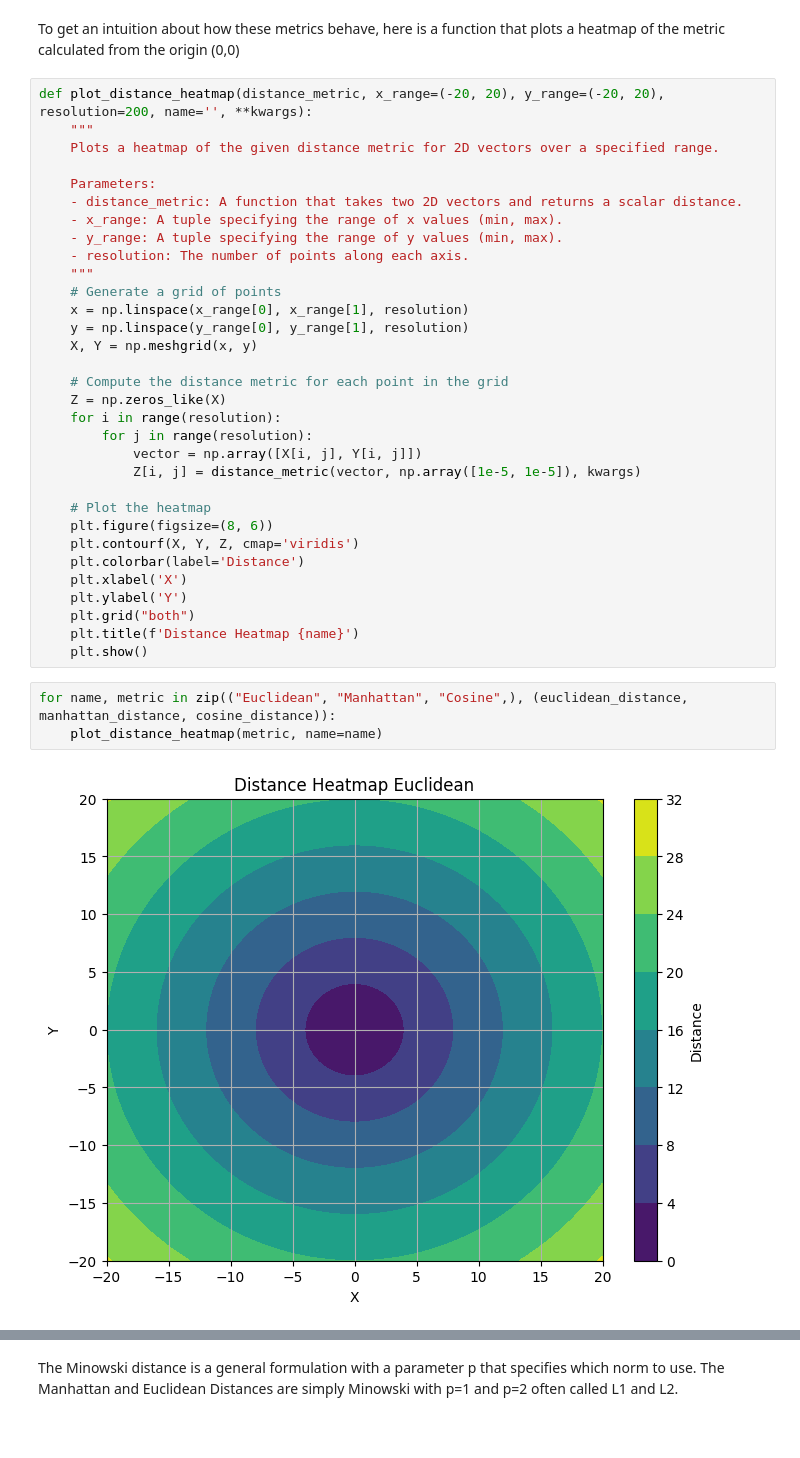
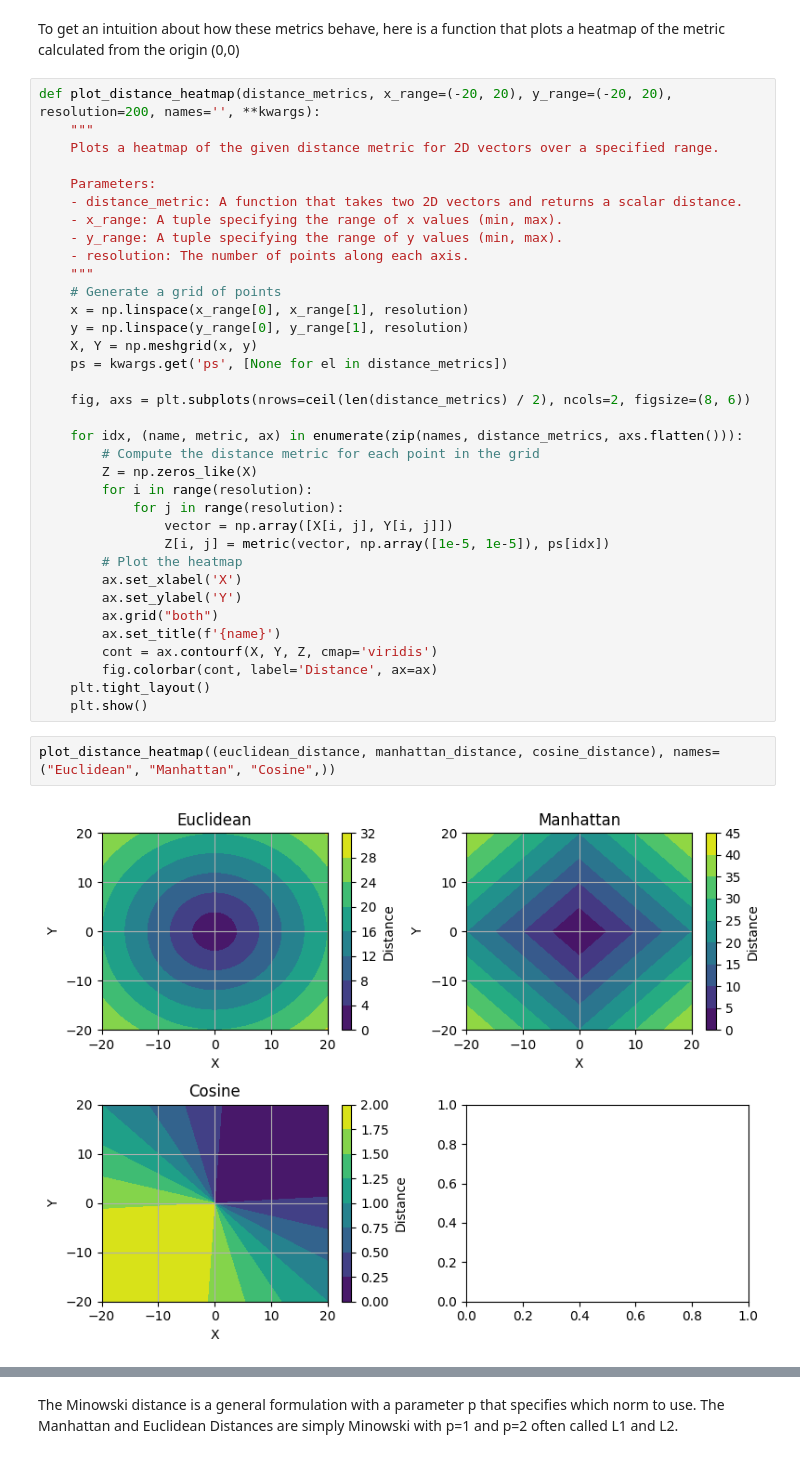
Before and after one commit to robinbraagaard/Signals-and-Data-Autumn-2024-student, a Jupyter notebook: week_1/distance_metrics.ipynb, the cells around one changed output, grey strips where cells are left out. Drawn from its saved outputs; the diff is of its cells as text; blank space fills up the shorter version.

Commit message:
Distance metrics looking nicer

```diff
--- a/week_1/distance_metrics.ipynb
+++ b/week_1/distance_metrics.ipynb
@@ -27,7 +28,7 @@ def cosine_distance(vec1, vec2, *args):
 # %% [markdown]
 To get an intuition about how these metrics behave, here is a function that plots a heatmap of the metric calculated from the origin (0,0)
 # %%
-def plot_distance_heatmap(distance_metric, x_range=(-20, 20), y_range=(-20, 20), resolution=200, name='', **kwargs):
+def plot_distance_heatmap(distance_metrics, x_range=(-20, 20), y_range=(-20, 20), resolution=200, names='', **kwargs):
     """
     Plots a heatmap of the given distance metric for 2D vectors over a specified range.
 
@@ -41,25 +42,27 @@ def plot_distance_heatmap(distance_metric, x_range=(-20, 20), y_range=(-20, 20),
     x = np.linspace(x_range[0], x_range[1], resolution)
     y = np.linspace(y_range[0], y_range[1], resolution)
     X, Y = np.meshgrid(x, y)
+    ps = kwargs.get('ps', [None for el in distance_metrics])
 
-    # Compute the distance metric for each point in the grid
-    Z = np.zeros_like(X)
-    for i in range(resolution):
-        for j in range(resolution):
-            vector = np.array([X[i, j], Y[i, j]])
-            Z[i, j] = distance_metric(vector, np.array([1e-5, 1e-5]), kwargs)
+    fig, axs = plt.subplots(nrows=ceil(len(distance_metrics) / 2), ncols=2, figsize=(8, 6))
 
-    # Plot the heatmap
-    plt.figure(figsize=(8, 6))
-    plt.contourf(X, Y, Z, cmap='viridis')
-    plt.colorbar(label='Distance')
-    plt.xlabel('X')
-    plt.ylabel('Y')
-    plt.grid("both")
-    plt.title(f'Distance Heatmap {name}')
+    for idx, (name, metric, ax) in enumerate(zip(names, distance_metrics, axs.flatten())):
+        # Compute the distance metric for each point in the grid
+        Z = np.zeros_like(X)
+        for i in range(resolution):
+            for j in range(resolution):
+                vector = np.array([X[i, j], Y[i, j]])
+                Z[i, j] = metric(vector, np.array([1e-5, 1e-5]), ps[idx])
+        # Plot the heatmap
+        ax.set_xlabel('X')
+        ax.set_ylabel('Y')
+        ax.grid("both")
+        ax.set_title(f'{name}')
+        cont = ax.contourf(X, Y, Z, cmap='viridis')
+        fig.colorbar(cont, label='Distance', ax=ax)
+    plt.tight_layout()
     plt.show()
 # %%
-for name, metric in zip(("Euclidean", "Manhattan", "Cosine",), (euclidean_distance, manhattan_distance, cosine_distance)):
-    plot_distance_heatmap(metric, name=name)
+plot_distance_heatmap((euclidean_distance, manhattan_distance, cosine_distance), names=("Euclidean", "Manhattan", "Cosine",))
 # %% [output]
-[figure, old version]
+[figure, new version]
```
Also changed, not shown: parts of 6 cells of this notebook.
